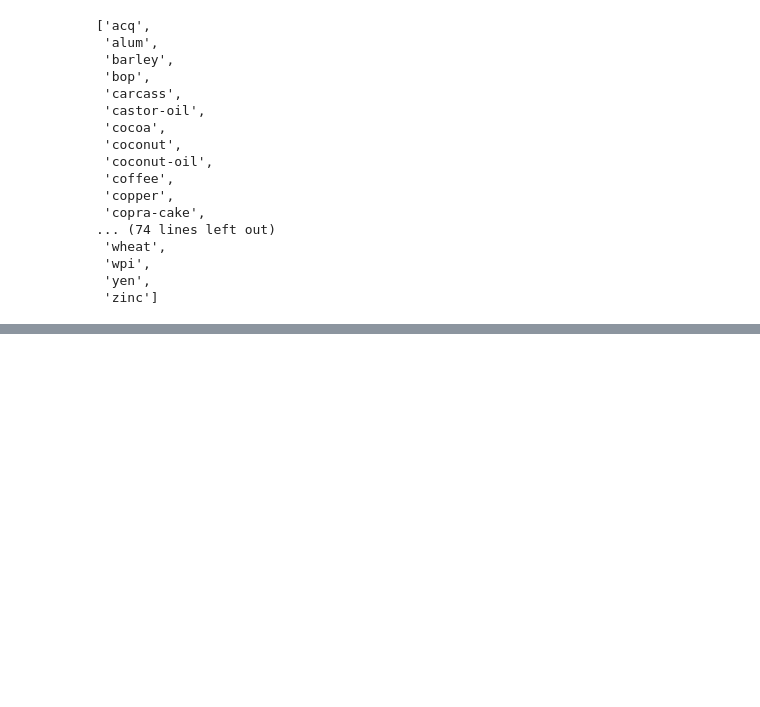
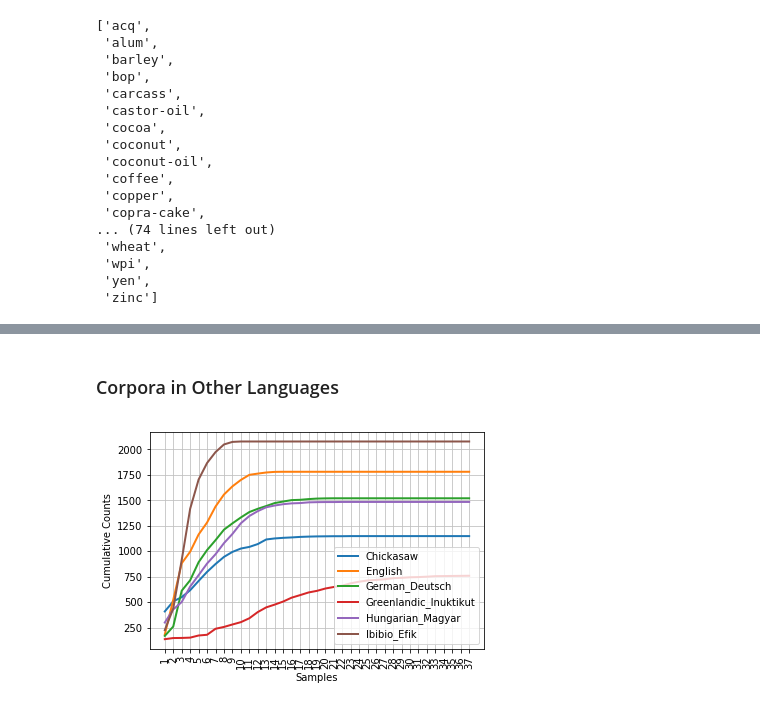
Before and after one commit to waynebli/NLTK_book, a Jupyter notebook: Chapter 02 - Accessing Text Corpora and Lexical Resources.ipynb, the cells around one changed output, grey strips where cells are left out. Cells and saved outputs as stored; diff of their text form; code cells hidden in the pictures; blank space fills up the shorter version.

```diff
--- a/Chapter 02 - Accessing Text Corpora and Lexical Resources.ipynb
+++ b/Chapter 02 - Accessing Text Corpora and Lexical Resources.ipynb
@@ -263,0 +408,15 @@ reuters.categories()
+# %% [markdown]
+### Corpora in Other Languages
+# %%
+# NLTK comes with corpora for many languages
+# The UDHR corpara contains the Universal Declaration of Human Rights in over 300 languages
+# Use a conditional frequency distribution to examine the differences in word lengths for a selection of languages
+from nltk.corpus import udhr
+languages = ['Chickasaw', 'English', 'German_Deutsch', 'Greenlandic_Inuktikut', 'Hungarian_Magyar', 'Ibibio_Efik']
+cfd = nltk.ConditionalFreqDist(
+    (lang, len(word))
+    for lang in languages
+    for word in udhr.words(lang + '-Latin1'))
+cfd.plot(cumulative=True)
+# %% [output]
+[figure, added]
```
Also changed, not shown: parts of 16 cells of this notebook.
